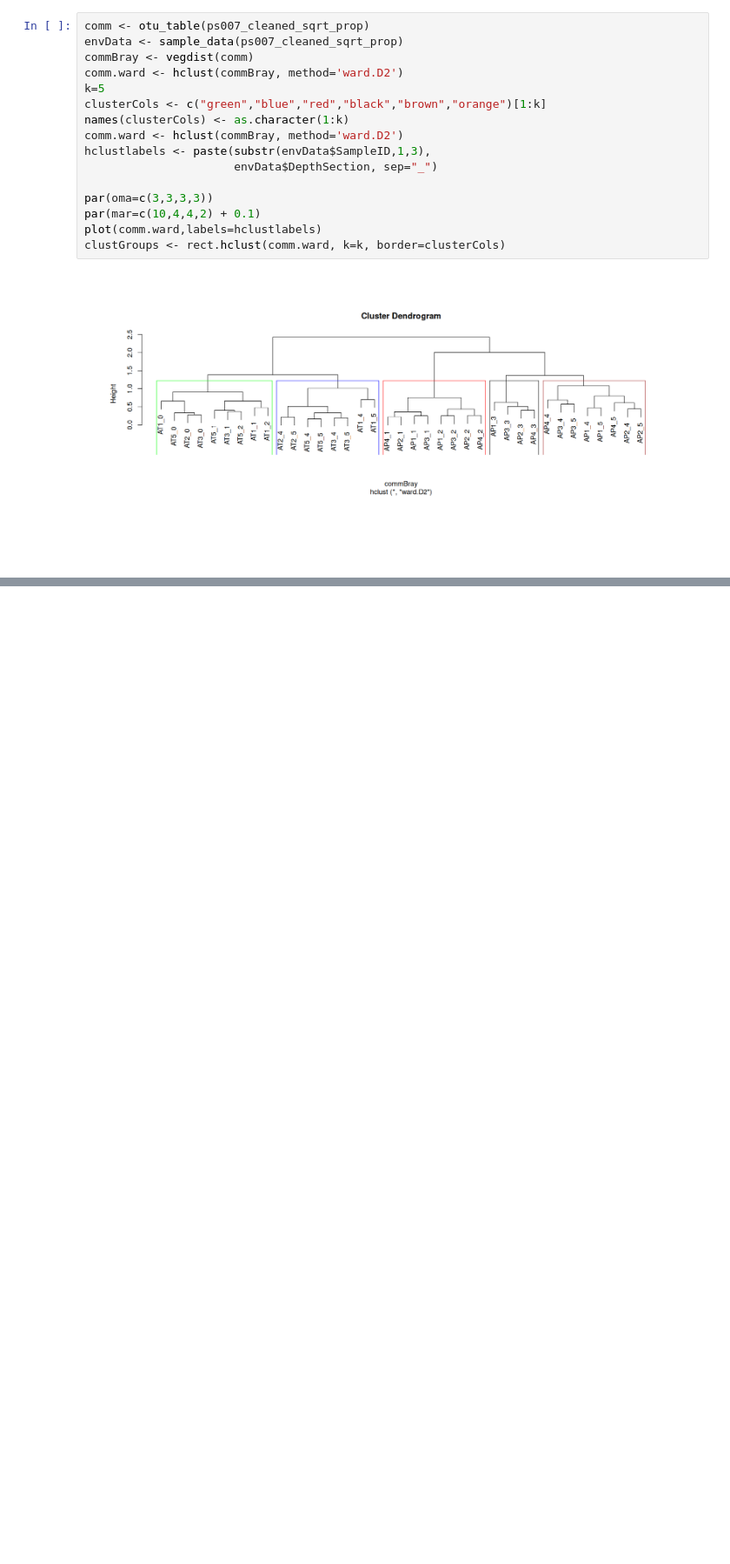
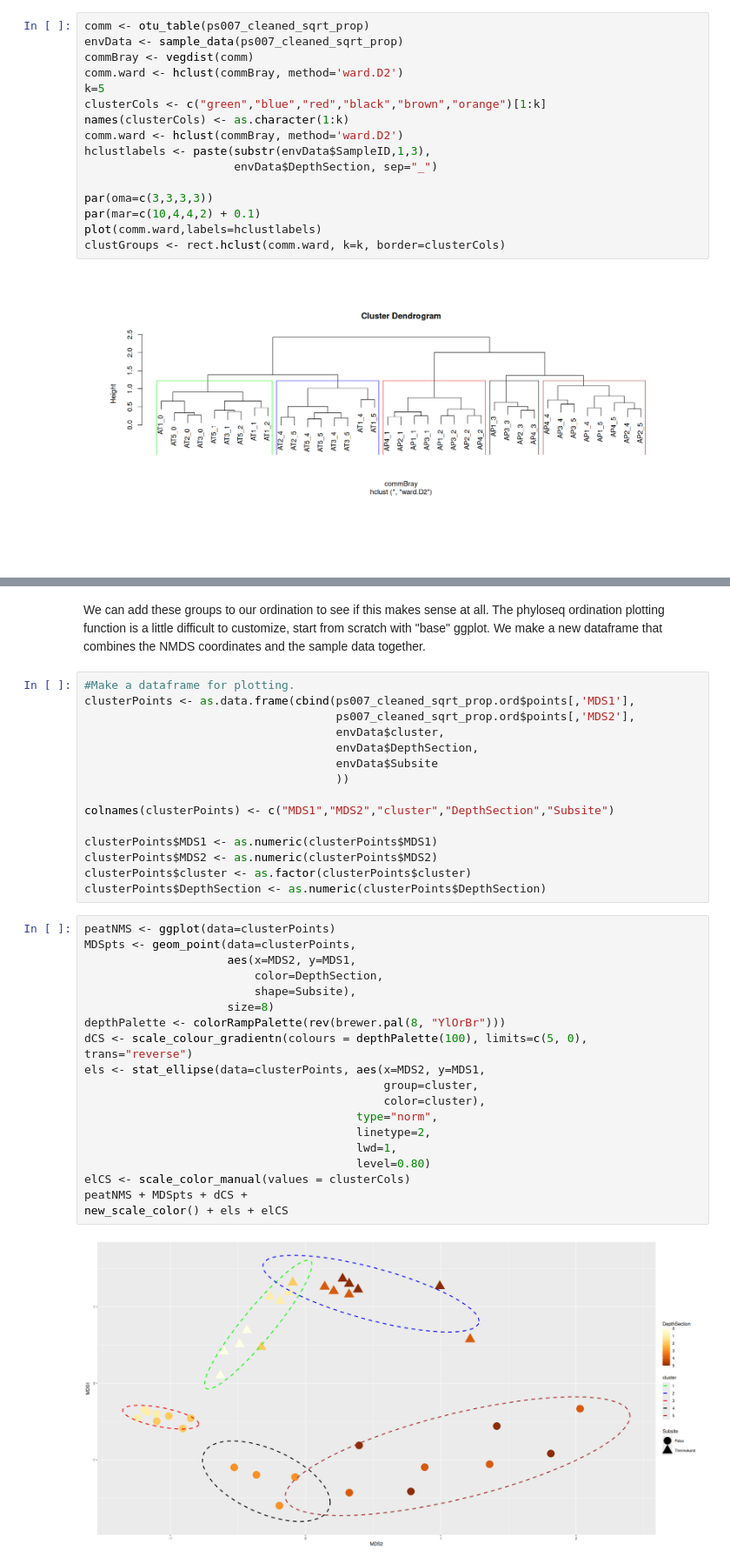
Before and after one commit to danchurch/sphagnumCUEmetabarcoding, a Jupyter notebook: sequenceAnalysis/firstLookPeat16s.ipynb, the cells around one changed output, grey strips where cells are left out. Shown at 87% size. Drawn from its saved outputs; the diff is of its cells as text; blank space fills up the shorter version.

```diff
--- a/sequenceAnalysis/firstLookPeat16s.ipynb
+++ b/sequenceAnalysis/firstLookPeat16s.ipynb
@@ -833,0 +864,38 @@ clustGroups <- rect.hclust(comm.ward, k=k, border=clusterCols)
+# %% [markdown]
+We can add these groups to our ordination to see if this makes sense at all. The phyloseq ordination plotting function is a little difficult to customize, start from scratch with "base" ggplot. We make a new dataframe that combines the NMDS coordinates and the sample data together.
+# %%
+#Make a dataframe for plotting.
+clusterPoints <- as.data.frame(cbind(ps007_cleaned_sqrt_prop.ord$points[,'MDS1'],
+                                     ps007_cleaned_sqrt_prop.ord$points[,'MDS2'],
+                                     envData$cluster,
+                                     envData$DepthSection,
+                                     envData$Subsite
+                                     ))
+
+colnames(clusterPoints) <- c("MDS1","MDS2","cluster","DepthSection","Subsite")
+
+clusterPoints$MDS1 <- as.numeric(clusterPoints$MDS1)
+clusterPoints$MDS2 <- as.numeric(clusterPoints$MDS2)
+clusterPoints$cluster <- as.factor(clusterPoints$cluster)
+clusterPoints$DepthSection <- as.numeric(clusterPoints$DepthSection)
+# %%
+peatNMS <- ggplot(data=clusterPoints)
+MDSpts <- geom_point(data=clusterPoints,
+                     aes(x=MDS2, y=MDS1,
+                         color=DepthSection,
+                         shape=Subsite),
+                     size=8)
+depthPalette <- colorRampPalette(rev(brewer.pal(8, "YlOrBr")))
+dCS <- scale_colour_gradientn(colours = depthPalette(100), limits=c(5, 0), trans="reverse")
+els <- stat_ellipse(data=clusterPoints, aes(x=MDS2, y=MDS1,
+                                            group=cluster,
+                                            color=cluster),
+                                        type="norm",
+                                        linetype=2,
+                                        lwd=1,
+                                        level=0.80)
+elCS <- scale_color_manual(values = clusterCols)
+peatNMS + MDSpts + dCS +
+new_scale_color() + els + elCS
+# %% [output]
+[figure, added]
```
Also changed, not shown: parts of 8 cells of this notebook, 1 other file.
